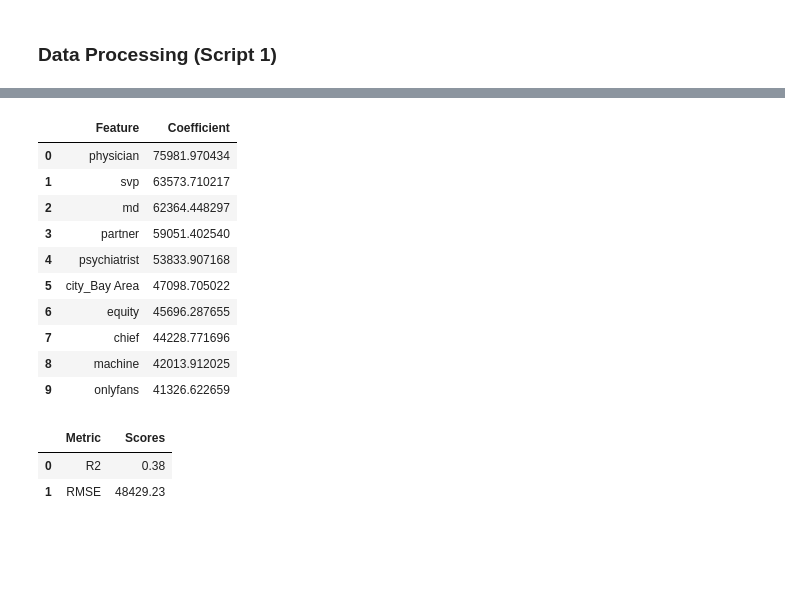
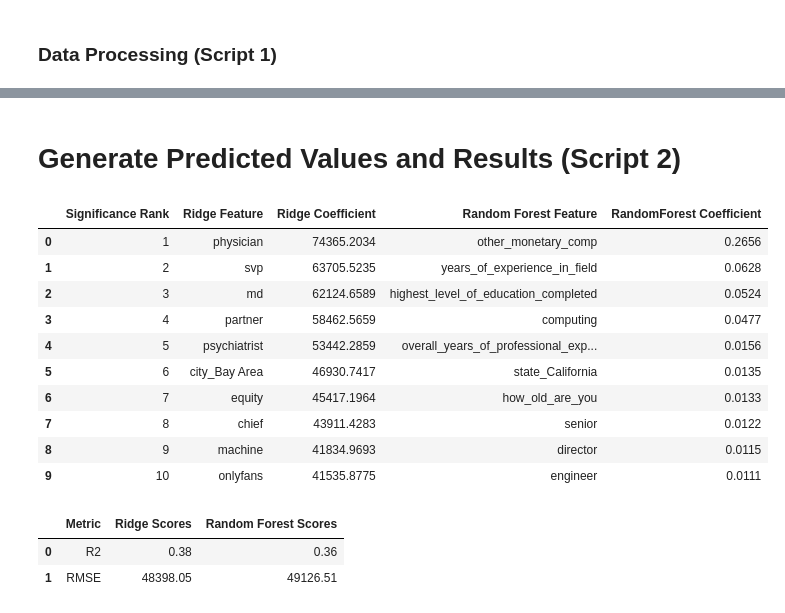
Before and after one commit to UBC-MDS/US-Salary-Prediction, a Jupyter notebook: results/model_fitting.ipynb, the cells around one changed output, grey strips where cells are left out. Cells and saved outputs as stored; diff of their text form; code cells hidden in the pictures; blank space fills up the shorter version.

```diff
--- a/results/model_fitting.ipynb
+++ b/results/model_fitting.ipynb
@@ -118,13 +105,15 @@ passthrough_features = []
 # %%
 #create list of lists for ordinal encoding
 
-age_order = ["missing_value", "under 18", "18-24", "25-34", "35-44", "45-54", "55-64", "65 or over"]
-exp_order = ["missing_value", "1 year or less", "2 - 4 years", "5-7 years", "8 - 10 years",
+age_order = ["under 18", "18-24", "25-34", "35-44", "45-54", "55-64", "65 or over"]
+exp_order = ["1 year or less", "2 - 4 years", "5-7 years", "8 - 10 years",
              "11 - 20 years", "21 - 30 years", "31 - 40 years", "41 years or more"]
-edu_order = ["missing_value", "High School", "Some college", "College degree",
+edu_order = ["High School", "Some college", "College degree",
              "Master's degree", "Professional degree (MD, JD, etc.)",
              "PhD"]
 # %%
+# define preprocessor
+
 preprocessor = make_column_transformer(
     (
         make_pipeline(
@@ -142,7 +131,7 @@ preprocessor = make_column_transformer(
     ),
     (
         make_pipeline(
-            SimpleImputer(strategy="constant"),
+            SimpleImputer(strategy="most_frequent"),
             OrdinalEncoder(categories=[age_order, exp_order, exp_order, edu_order], dtype=int),
             StandardScaler()
         ),
@@ -285,30 +304,49 @@ Name: annual_salary, Length: 6445, dtype: int64
+# %% [markdown]
+# Generate Predicted Values and Results (Script 2)
+# %%
+ridge_model = pickle.load(open("../results/models/ridge_model.pickle", 'rb'))
+rf_model = pickle.load(open("../results/models/rf_model.pickle", 'rb'))
+y_test = pd.read_csv('../data/processed/y_test.csv')
+y_pred_ridge = ridge_model.predict(X_transformed_test)
+y_pred_rf = rf_model.predict(X_transformed_test)
 # %%
-pd.DataFrame(data=ideal_model.coef_, index=feats, columns=["coefficient"]).sort_values("coefficient")[:10]
-asd = pd.DataFrame(data=ideal_model.coef_, index=feats, columns=["coefficient"]).sort_values("coefficient", ascending = False)[:10].reset_index()
-asd.columns = ["Feature", "Coefficient"]
-asd
+# extract top features from both models
+
+ridge_feats = pd.DataFrame(data=ridge_model.coef_, index=feats, columns=["coefficient"]).sort_values(by = "coefficient", ascending = False).reset_index()
+rf_feats = pd.DataFrame(data=rf_model.feature_importances_, index=feats, columns=["coefficient"]).sort_values(by = "coefficient", ascending = False).reset_index()
+
+rf_coef_df = pd.DataFrame(rf_feats)
+ridge_coef_df = pd.DataFrame(ridge_feats)
+combined_df = pd.merge(ridge_coef_df[:10], rf_coef_df[:10], left_index=True, right_index=True).reset_index().round(4)
+combined_df.columns = ["Significance Rank", "Ridge Feature", "Ridge Coefficient", "Random Forest Feature", "RandomForest Coefficient"]
+combined_df["Significance Rank"] = combined_df["Significance Rank"] + 1
+combined_df.to_csv('../results/tables/coefficient_results.csv', index = False)
+combined_df
 # %% [output]
-|  | Feature | Coefficient |
-| 0 | physician | 75981.970434 |
-| 1 | svp | 63573.710217 |
-| 2 | md | 62364.448297 |
-| 3 | partner | 59051.402540 |
-| 4 | psychiatrist | 53833.907168 |
-| 5 | city_Bay Area | 47098.705022 |
-| 6 | equity | 45696.287655 |
-| 7 | chief | 44228.771696 |
-| 8 | machine | 42013.912025 |
-| 9 | onlyfans | 41326.622659 |
+|  | Significance Rank | Ridge Feature | Ridge Coefficient | Random Forest Feature | RandomForest Coefficient |
+| 0 | 1 | physician | 74365.2034 | other_monetary_comp | 0.2656 |
+| 1 | 2 | svp | 63705.5235 | years_of_experience_in_field | 0.0628 |
+| 2 | 3 | md | 62124.6589 | highest_level_of_education_completed | 0.0524 |
+| 3 | 4 | partner | 58462.5659 | computing | 0.0477 |
+| 4 | 5 | psychiatrist | 53442.2859 | overall_years_of_professional_exp... | 0.0156 |
+| 5 | 6 | city_Bay Area | 46930.7417 | state_California | 0.0135 |
+| 6 | 7 | equity | 45417.1964 | how_old_are_you | 0.0133 |
+| 7 | 8 | chief | 43911.4283 | senior | 0.0122 |
+| 8 | 9 | machine | 41834.9693 | director | 0.0115 |
+| 9 | 10 | onlyfans | 41535.8775 | engineer | 0.0111 |
 # %%
-r2 = round(sk.r2_score(y_test, y_pred),2)
-rmse = round(math.sqrt(sk.mean_squared_error(y_test, y_pred)),2)
+r2_ridge = round(sk.r2_score(y_test, y_pred_ridge), 2)
+r2_rf = round(sk.r2_score(y_test, y_pred_rf), 2)
+rmse = round(math.sqrt(sk.mean_squared_error(y_test, y_pred_ridge)), 2)
+rmse_rf = round(math.sqrt(sk.mean_squared_error(y_test, y_pred_rf)), 2)
 
 scores = {
     "Metric": ["R2", "RMSE"],
-    "Scores": [r2, rmse]
+    "Ridge Scores": [r2_ridge, rmse],
+    "Random Forest Scores": [r2_rf, rmse_rf]
 }
 pd.DataFrame(scores)
 # %% [output]
-|  | Metric | Scores |
-| 0 | R2 | 0.38 |
-| 1 | RMSE | 48429.23 |
+|  | Metric | Ridge Scores | Random Forest Scores |
+| 0 | R2 | 0.38 | 0.36 |
+| 1 | RMSE | 48398.05 | 49126.51 |
```
Also changed, not shown: parts of 19 cells of this notebook, 17 other files.
